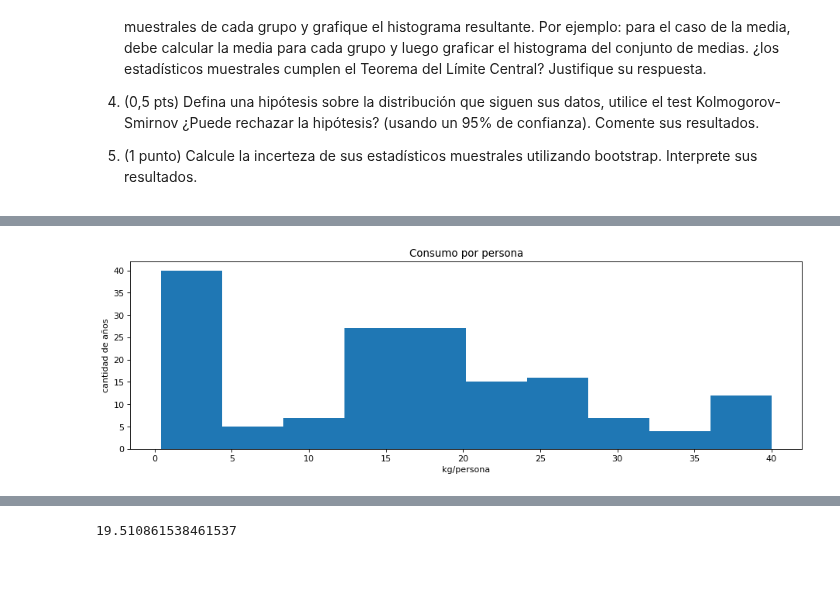
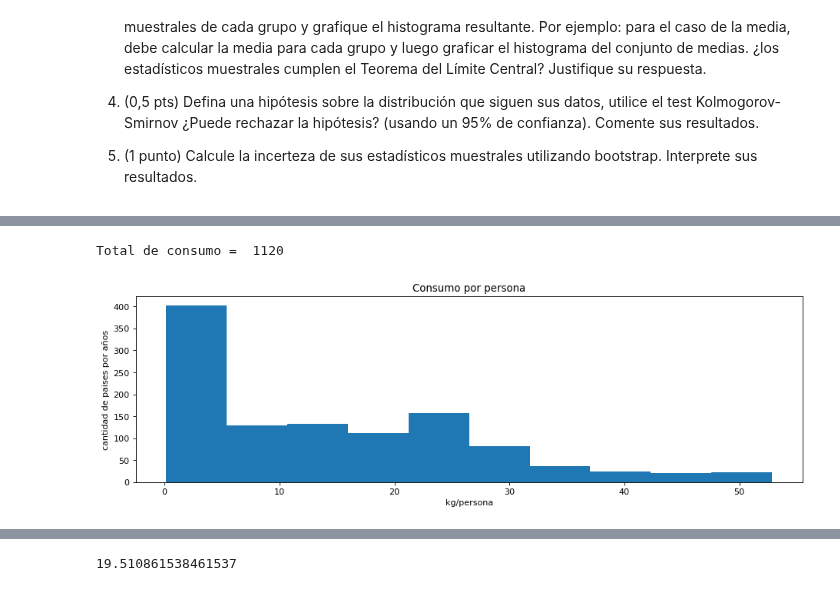
Before and after one commit to estebantejeda/INFO274, a Jupyter notebook: Proyecto/Proyecto_Unidad1.ipynb, the cells around one changed output, grey strips where cells are left out. Saved outputs shown, nothing was run; the diff lists cells and outputs as text; code cells hidden in the pictures.

```diff
--- a/Proyecto/Proyecto_Unidad1.ipynb
+++ b/Proyecto/Proyecto_Unidad1.ipynb
@@ -391,4 +416,4 @@ datos = pd.read_csv("DP_LIVE_03102021210904857.csv")
 # %%
-data = datos[datos["LOCATION"]=="CHL"]
-data.head()
+data = datos[(datos.LOCATION.isin(['ARG,''BRA', 'CHL','COL','PER','PRY','MEX','CAN','USA']))]
+data.shape
 # %% [output]
@@ -415,10 +435,11 @@ data_c.head()
 # %%
 #data_a.drop('INDICATOR', axis=1, inplace=True)
 fig, ax = plt.subplots(1, 1, figsize=(14, 4), dpi=80)
 print(f'Total de consumo = ',data_c.shape[0])
 ax.set_title("Consumo por persona")
-ax.set(xlabel='kg/persona', ylabel='cantidad de años')
+ax.set(xlabel='kg/persona', ylabel='cantidad de paises por años')
 ax.hist(data_c['Value'])
 plt.show()
 # %% [output]
+Total de consumo =  1120
-[figure, old version]
+[figure, new version]
```
Also changed, not shown: parts of 12 cells of this notebook.
